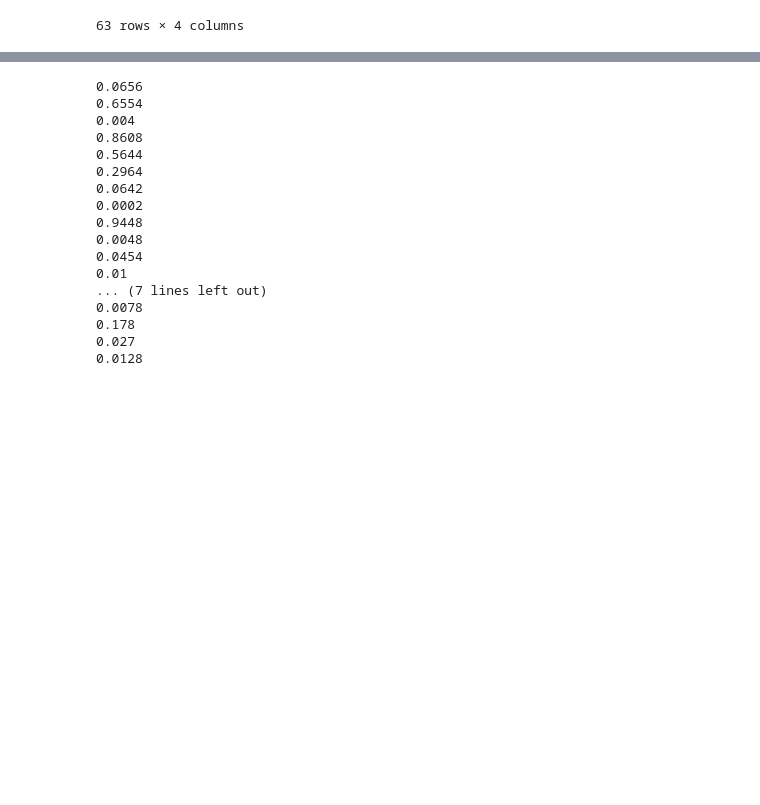
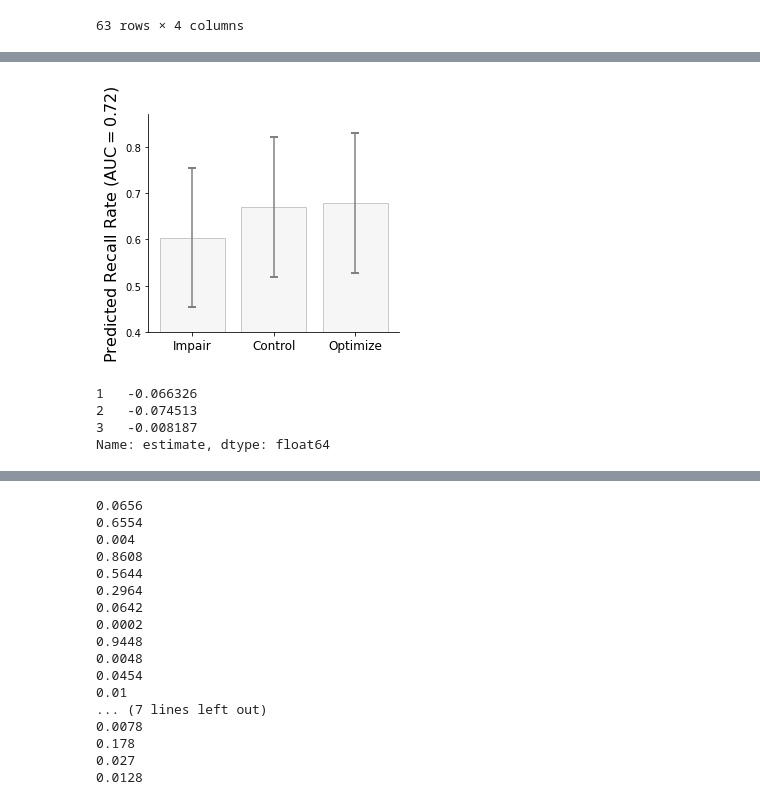
Before and after one commit to pennmem/optimizing-memory, a Jupyter notebook: optimize-memory-main.ipynb, the cells around one changed output, grey strips where cells are left out. Saved outputs shown, nothing was run; the diff lists cells and outputs as text; code cells hidden in the pictures; blank space fills up the shorter version.

```diff
--- a/optimize-memory-main.ipynb
+++ b/optimize-memory-main.ipynb
@@ -525,0 +525,24 @@ plt.savefig("coefplot_three_way_model_neg_intercept.pdf", dpi=300, bbox_inches="
+# %%
+model_max_AUC_emmeans = pd.read_csv("results/max_AUC_expected_means.csv", index_col=0)
+model_max_AUC_emmeans['conf.low'] = (model_max_AUC_emmeans['estimate'] - model_max_AUC_emmeans['conf.low']).abs()
+model_max_AUC_emmeans['conf.high'] = (model_max_AUC_emmeans['conf.high'] - model_max_AUC_emmeans['estimate']).abs()
+model_max_AUC_emmeans
+plt.figure(figsize=(4.5, 4))
+ax = plt.gca()
+ax.bar(x=range(3), height=model_max_AUC_emmeans['estimate'], yerr=model_max_AUC_emmeans['conf.low'],
+       color='lightgray', alpha=.2, edgecolor='k', ecolor='gray', error_kw=dict(capsize=4, capthick=2, color='gray')) #color=["C0", "C1", "C2"]
+ax.set_ylim(0.4)
+ax.set_xticks(range(3))
+ax.set_xticklabels(["Impair", "Control", "Optimize"], fontsize=12)
+ax.spines['top'].set_visible(False); ax.spines['right'].set_visible(False)
+ax.set_ylabel(r"Predicted Recall Rate (AUC$=0.72$)")
+plt.savefig("figures/max_AUC_predictions.pdf", dpi=300, bbox_inches="tight")
+# %% [output]
+[figure, added]
+# %%
+model_max_AUC_contrast['estimate']
+# %% [output]
+1   -0.066326
+2   -0.074513
+3   -0.008187
+Name: estimate, dtype: float64
```
Also changed, not shown: parts of 7 cells of this notebook, 14 other files.
